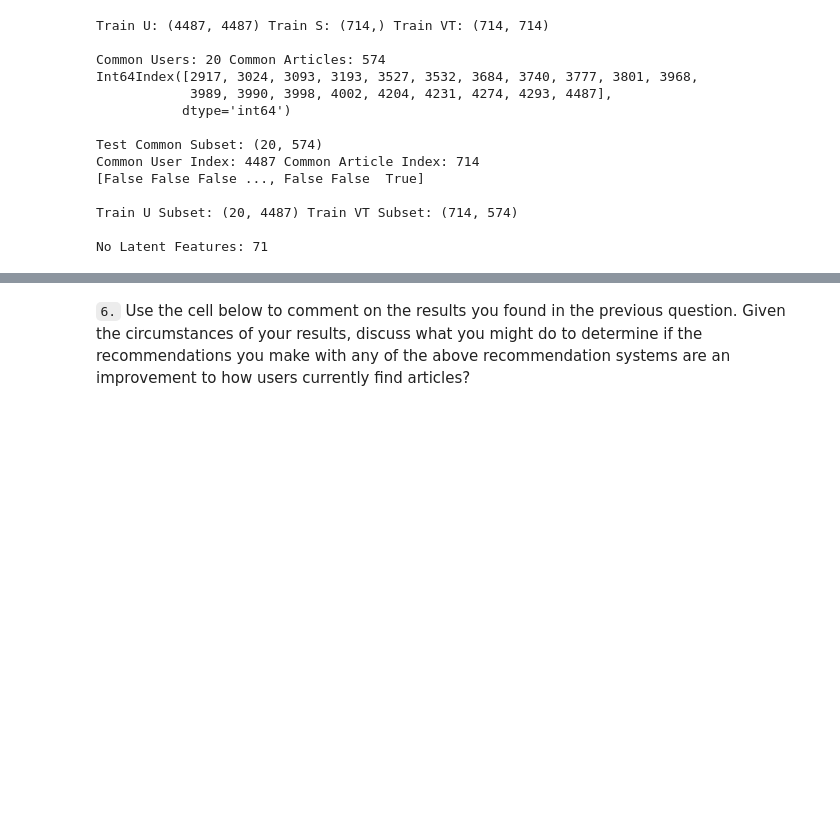
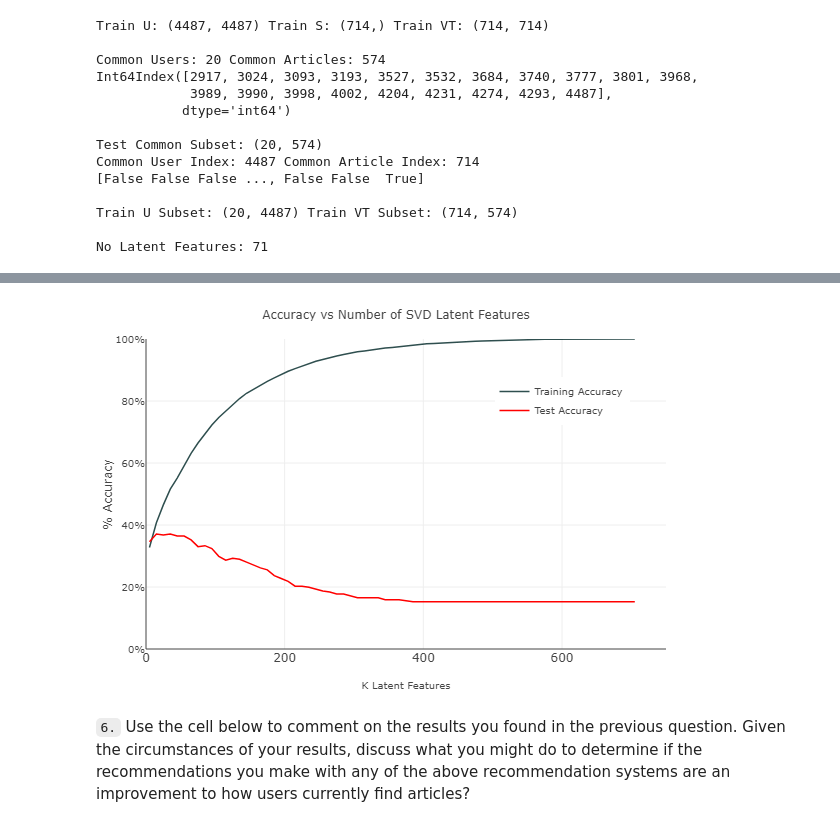
Before and after one commit to TheAnalyticCraft/IBM-Recommendation-Engine-Project, a Jupyter notebook: Recommendations_with_IBM.ipynb, the cells around one changed output, grey strips where cells are left out. Cells and saved outputs as stored; diff of their text form; code cells hidden in the pictures; blank space fills up the shorter version.

```diff
--- a/Recommendations_with_IBM.ipynb
+++ b/Recommendations_with_IBM.ipynb
@@ -1981,6 +1953,10 @@ fig = go.Figure(data=[trace1, trace2], layout=layout)
 iplot(fig)
 # %% [output]
 [interactive output not drawn]
+# %%
+Image(filename="static/train_vs_test_accuracy_viz.png", width="500")
+# %% [output]
+[figure, added]
 # %% [markdown]
 `6.` Use the cell below to comment on the results you found in the previous question. Given the circumstances of your results, discuss what you might do to determine if the recommendations you make with any of the above recommendation systems are an improvement to how users currently find articles?
 # %% [markdown]
```
Also changed, not shown: parts of 5 cells of this notebook, 1 other file.
